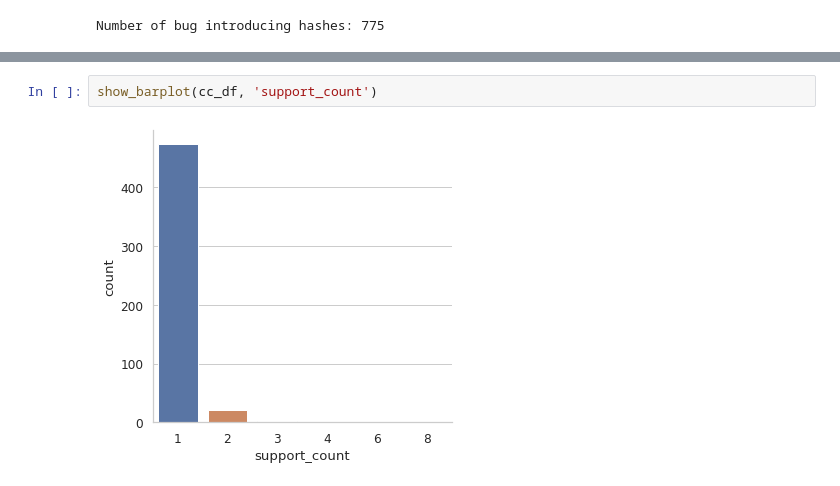
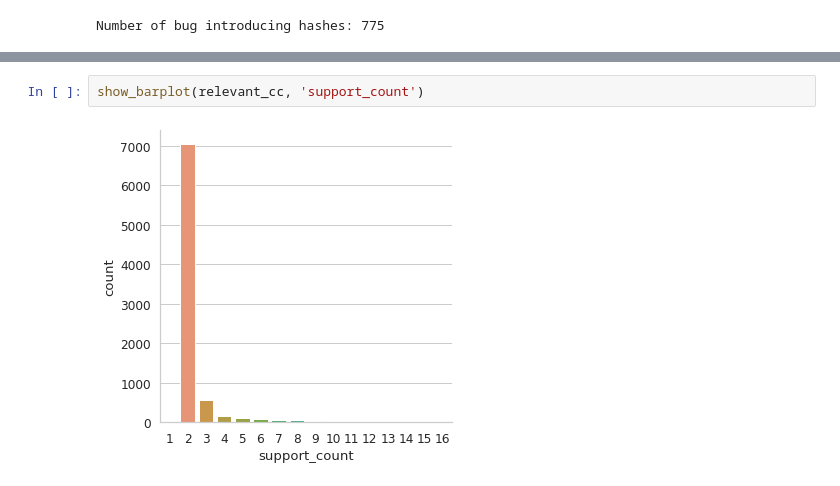
Before and after one commit to luisamaralh/co-change-dependencies, a Jupyter notebook: notebooks/eda.ipynb, the cells around one changed output, grey strips where cells are left out. Drawn from its saved outputs; the diff is of its cells as text.

```diff
--- a/notebooks/eda.ipynb
+++ b/notebooks/eda.ipynb
@@ -68,4 +56,4 @@ Name: commit_hash, Length: 500, dtype: bool
 # %%
-show_barplot(cc_df, 'support_count')
+show_barplot(relevant_cc, 'support_count')
 # %% [output]
-[figure, old version]
+[figure, new version]
```
Also changed, not shown: parts of 6 cells of this notebook.
